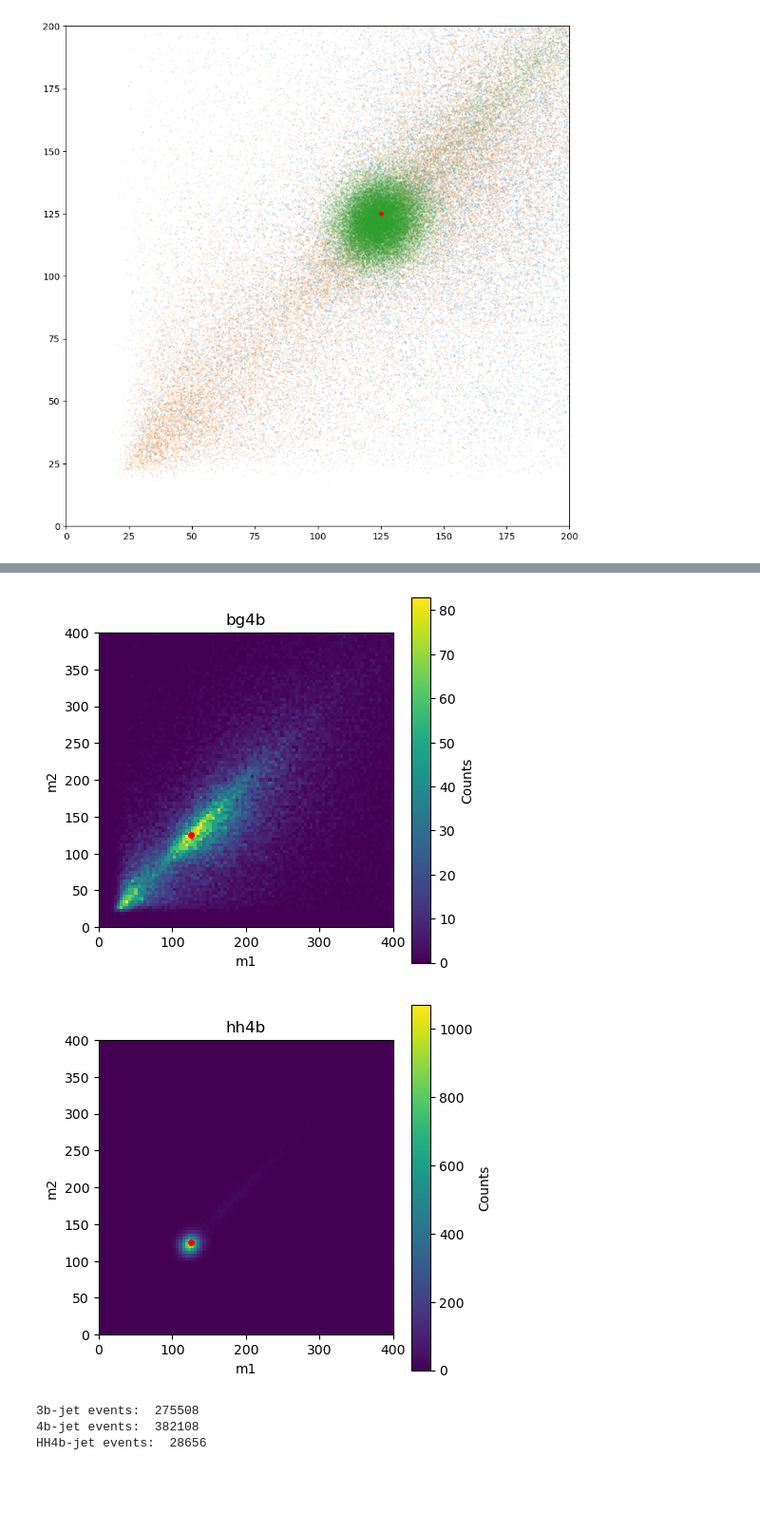
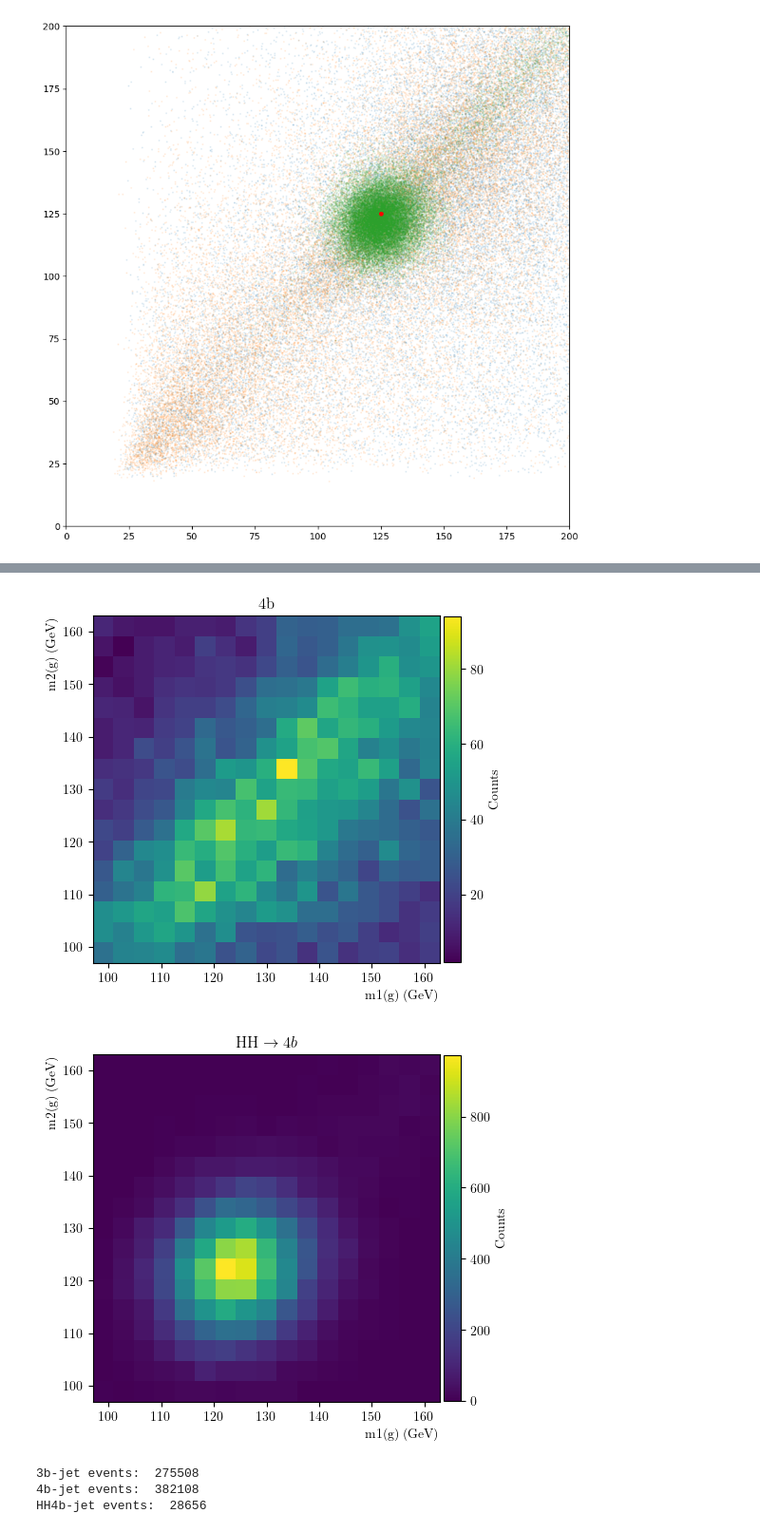
Before and after one commit to soheunyi/SRFinder, a Jupyter notebook: soheun/notebooks/eda.ipynb, the cells around one changed output, grey strips where cells are left out. Shown at 95% size. Cells and saved outputs as stored; diff of their text form; code cells hidden in the pictures; blank space fills up the shorter version.

```diff
--- a/soheun/notebooks/eda.ipynb
+++ b/soheun/notebooks/eda.ipynb
@@ -253,7 +258,12 @@ plt.close()
 # %%
 # density plot
 
-for name, df in zip(["3b", "bg4b", "hh4b"], [df_3b, df_bg4b, df_hh4b]):
+# use latex
+plt.rcParams["text.usetex"] = True
+plt.rcParams["font.family"] = "serif"
+plt.rcParams["font.serif"] = "Times New Roman"
+
+for name, df in zip(["3b", r"$\mathrm{4b}$", r"$\mathrm{HH} \rightarrow 4b$"], [df_3b, df_bg4b, df_hh4b]):
     fig, ax = plt.subplots(figsize=(5, 5))
     m_diff = np.stack(
         [df["m01"] - df["m23"],
@@ -267,25 +277,27 @@ for name, df in zip(["3b", "bg4b", "hh4b"], [df_3b, df_bg4b, df_hh4b]):
     m2 = np.where(m_diff_argmin == 0, df["m23"],
                     np.where(m_diff_argmin == 1, df["m13"], df["m12"]))
     # heatmap
-    m_max = 400
-    xedges = np.linspace(0, m_max, 100)
-    yedges = np.linspace(0, m_max, 100)
+    m_min = 97
+    m_max = 163
+    xedges = np.linspace(m_min, m_max, 18)
+    yedges = np.linspace(m_min, m_max, 18)
     H, xedges, yedges = np.histogram2d(m1, m2, bins=(xedges, yedges))
     H = H.T
     X, Y = np.meshgrid(xedges, yedges)
-    ax.pcolormesh(X, Y, H, shading="auto")
+    ax.pcolormesh(X, Y, H, shading="auto", cmap="viridis")
 
     # add colorbar
-    cbar = plt.colorbar(ax.pcolormesh(X, Y, H, shading="auto"))
+    cbar = plt.colorbar(ax.pcolormesh(X, Y, H, shading="auto", cmap="viridis"), fraction=0.047, pad=0.01)
     cbar.set_label("Counts")
 
-    ax.set_xlim(0, m_max)
-    ax.set_ylim(0, m_max)
-    ax.set_xlabel("m1")
-    ax.set_ylabel("m2")
+    ax.set_xlim(m_min, m_max)
+    ax.set_ylim(m_min, m_max)
+    ax.set_xlabel("m1(g) (GeV)", loc="right")
+    ax.set_ylabel("m2(g) (GeV)", loc="top")
+
     ax.set_aspect("equal")
 
-    ax.plot(125, 125, "o", markersize=4, color="red")
+    # ax.plot(125, 125, "o", markersize=4, color="red")
 
     plt.title(name)
     plt.show()
@@ -295,5 +307,5 @@ for name, df in zip(["3b", "bg4b", "hh4b"], [df_3b, df_bg4b, df_hh4b]):
-[figure, old version]
+[figure, new version]
-[figure, old version]
+[figure, new version]
 # %%
 # %% [output]
 3b-jet events:  275508
```
Also changed, not shown: parts of 3 cells of this notebook, 41 other files.
